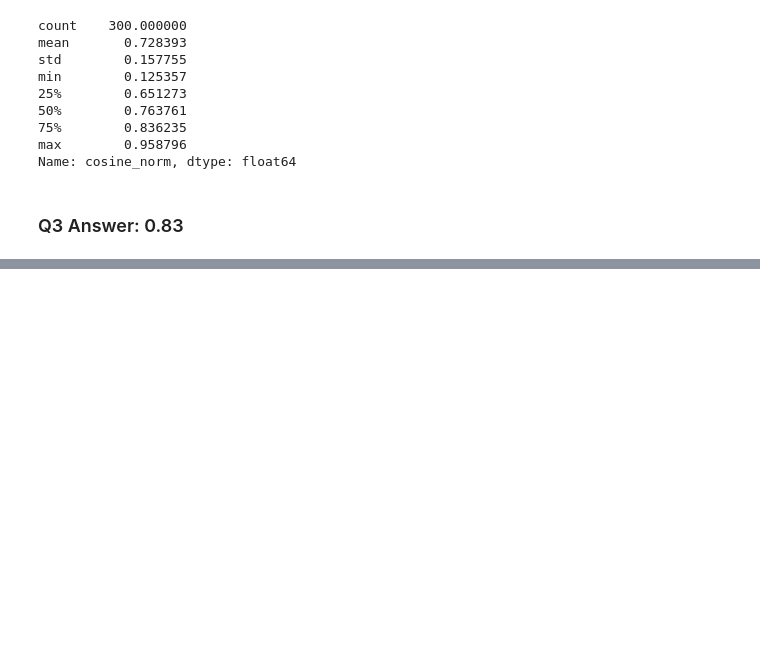
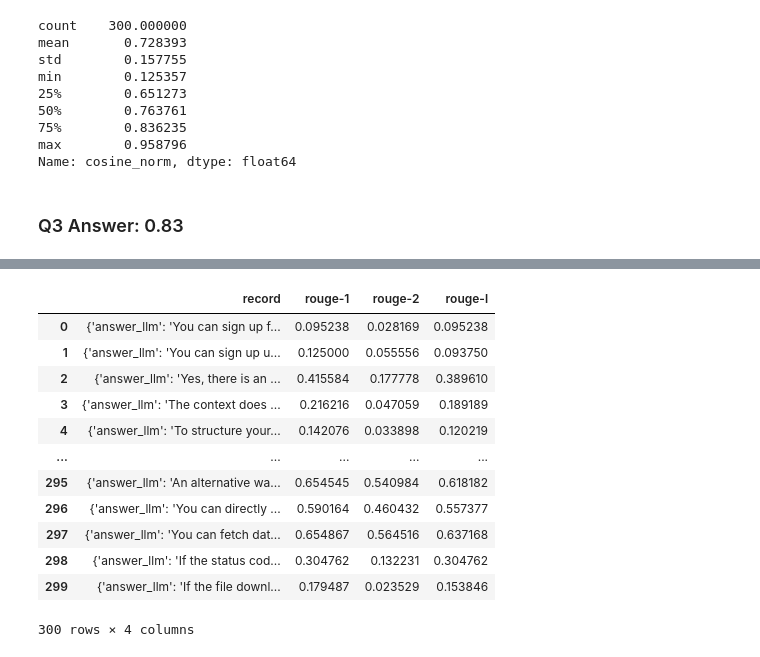
Before and after one commit to nadinepco/llm-zoomcamp, a Jupyter notebook: 04-monitoring/notes/04-homework.ipynb, the cells around one changed output, grey strips where cells are left out. Saved outputs shown, nothing was run; the diff lists cells and outputs as text; code cells hidden in the pictures; blank space fills up the shorter version.

```diff
--- a/04-monitoring/notes/04-homework.ipynb
+++ b/04-monitoring/notes/04-homework.ipynb
@@ -219,0 +285,7 @@ Name: cosine_norm, dtype: float64
+# %%
+from rouge import Rouge
+rouge_scorer = Rouge()
+r = df.iloc[10]
+
+scores = rouge_scorer.get_scores(r['answer_llm'], r['answer_orig'])[0]
+scores
@@ -219,0 +332,5 @@ Name: cosine_norm, dtype: float64
+# %%
+rouge_scores = []
+def compute_rouge(record):
+    scores = rouge_scorer.get_scores(record['answer_llm'], record['answer_orig'])
+    return scores
@@ -219,0 +350,28 @@ Name: cosine_norm, dtype: float64
+# %%
+for record in tqdm(results_dict):
+    scores = compute_rouge(record)
+    rouge_scores.append({
+        'record': record,
+        'rouge-1': scores[0]['rouge-1']['f'],
+        'rouge-2': scores[0]['rouge-2']['f'],
+        'rouge-l': scores[0]['rouge-l']['f']
+    })
+
+
+df_rouge = pd.DataFrame(rouge_scores)
+# %%
+df_rouge
+# %% [output]
+|  | record | rouge-1 | rouge-2 | rouge-l |
+| 0 | {'answer_llm': 'You can sign up f... | 0.095238 | 0.028169 | 0.095238 |
+| 1 | {'answer_llm': 'You can sign up u... | 0.125000 | 0.055556 | 0.093750 |
+| 2 | {'answer_llm': 'Yes, there is an ... | 0.415584 | 0.177778 | 0.389610 |
+| 3 | {'answer_llm': 'The context does ... | 0.216216 | 0.047059 | 0.189189 |
+| 4 | {'answer_llm': 'To structure your... | 0.142076 | 0.033898 | 0.120219 |
+| ... | ... | ... | ... | ... |
+| 295 | {'answer_llm': 'An alternative wa... | 0.654545 | 0.540984 | 0.618182 |
+| 296 | {'answer_llm': 'You can directly ... | 0.590164 | 0.460432 | 0.557377 |
+| 297 | {'answer_llm': 'You can fetch dat... | 0.654867 | 0.564516 | 0.637168 |
+| 298 | {'answer_llm': 'If the status cod... | 0.304762 | 0.132231 | 0.304762 |
+| 299 | {'answer_llm': 'If the file downl... | 0.179487 | 0.023529 | 0.153846 |
+300 rows × 4 columns
```
Also changed, not shown: parts of 12 cells of this notebook.
